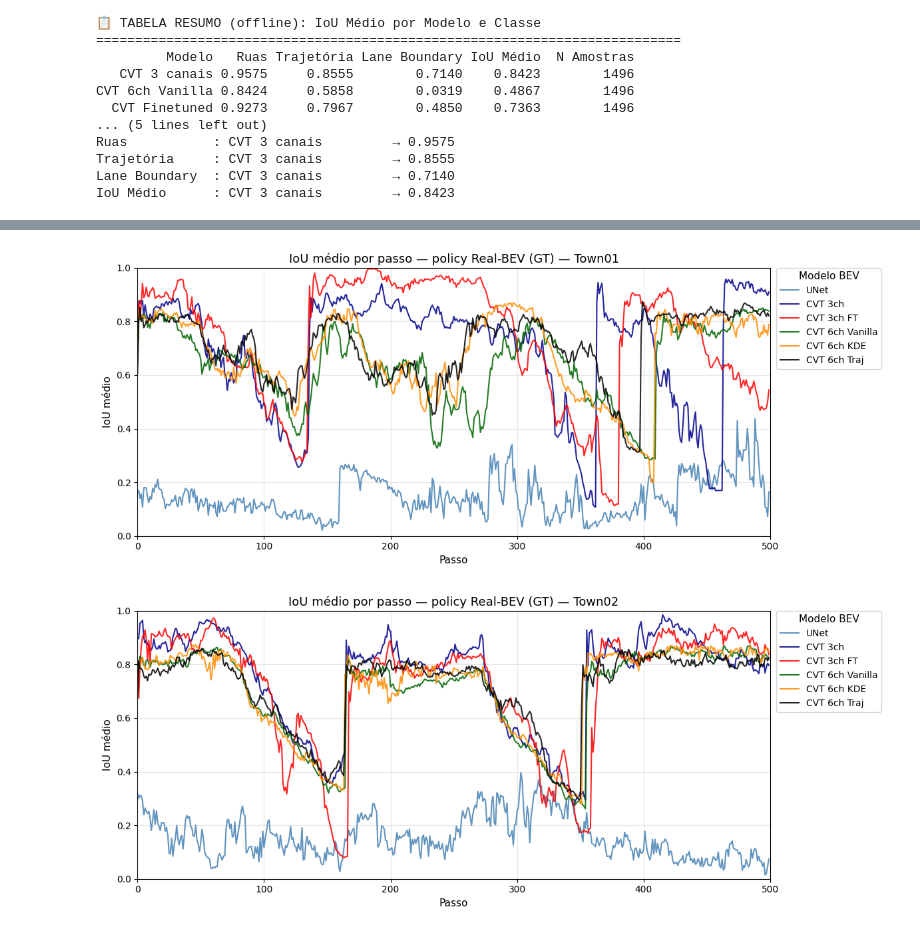
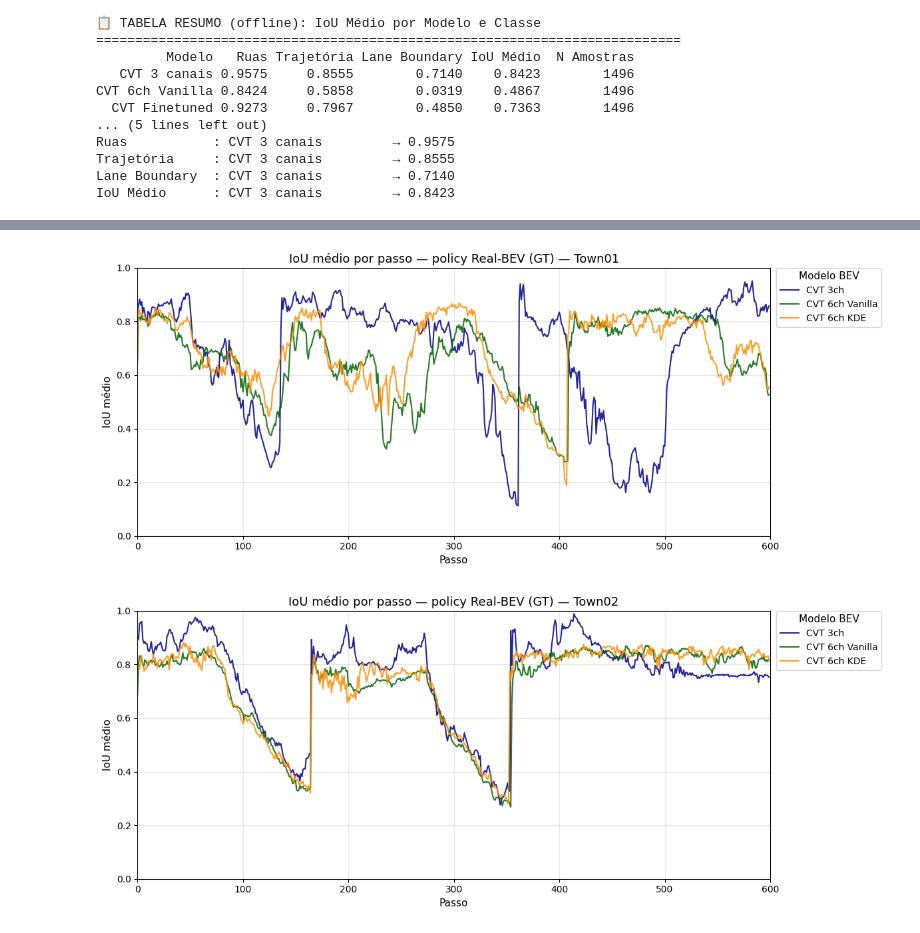
Before and after one commit to Felipe-carlos/carla-bc-bev, a Jupyter notebook: eval.ipynb, the cells around one changed output, grey strips where cells are left out. Saved outputs shown, nothing was run; the diff lists cells and outputs as text; code cells hidden in the pictures.

Commit message:
plots e avaliações

```diff
--- a/eval.ipynb
+++ b/eval.ipynb
@@ -795,52 +817,50 @@ from pathlib import Path
 
 EVAL_BASE = Path('/home/felipe_cds/carla-bc-bev/eval')
 TOWNS = ['town01', 'town02']
-MAX_STEPS = 500
+MAX_STEPS = 600
 
 ARC_LABELS = {
-    'unet':          'UNet',
+    #'unet':          'UNet',
     'cvt':           'CVT 3ch',
-    'cvt_finetuned': 'CVT 3ch FT',
     'cvt_6ch':       'CVT 6ch Vanilla',
     'cvt_6ch_kde':   'CVT 6ch KDE',
-    'cvt_6ch_traj':   'CVT 6ch Traj',
+    #'cvt_6ch_vanilla_no_noise':   'CVT 6ch no noise',
 
 }
 COLORS = {
     'unet':          'steelblue',
     'cvt':           'darkblue',
-    'cvt_finetuned': 'red',
     'cvt_6ch':       'darkgreen',
     'cvt_6ch_kde':   'darkorange',
-    'cvt_6ch_traj':   'black',
+    'cvt_6ch_vanilla_no_noise':   'black',
 
 }
 
 for town in TOWNS:
     fig, ax = plt.subplots(figsize=(12, 5))
 
     for arc, label in ARC_LABELS.items():
         csv_path = EVAL_BASE / town / f'real-bev_{arc}.csv'
         if not csv_path.exists():
             print(f"  ⚠️  não encontrado: {csv_path.name}")
             continue
         df = pd.read_csv(csv_path).sort_values('sample_idx').head(MAX_STEPS)
         ax.plot(df['sample_idx'], df['mean_iou'],
                 label=label, color=COLORS[arc], linewidth=1.5, alpha=0.85)
 
     ax.set_title(f'IoU médio por passo — policy Real-BEV (GT) — {town.capitalize()}', fontsize=13)
     ax.set_xlabel('Passo', fontsize=11)
     ax.set_ylabel('IoU médio', fontsize=11)
     ax.set_xlim(0, MAX_STEPS)
     ax.set_ylim(0, 1)
     ax.grid(True, alpha=0.3)
     ax.legend(title='Modelo BEV', fontsize=10, title_fontsize=11,
               loc='upper left', bbox_to_anchor=(1.01, 1), borderaxespad=0)
     plt.tight_layout()
     plt.show()
 # %% [output]
-[figure, old version]
+[figure, new version]
-[figure, old version]
+[figure, new version]
 # %%
 import pandas as pd
 import numpy as np
```
Also changed, not shown: parts of 5 cells of this notebook, 17 other files.
